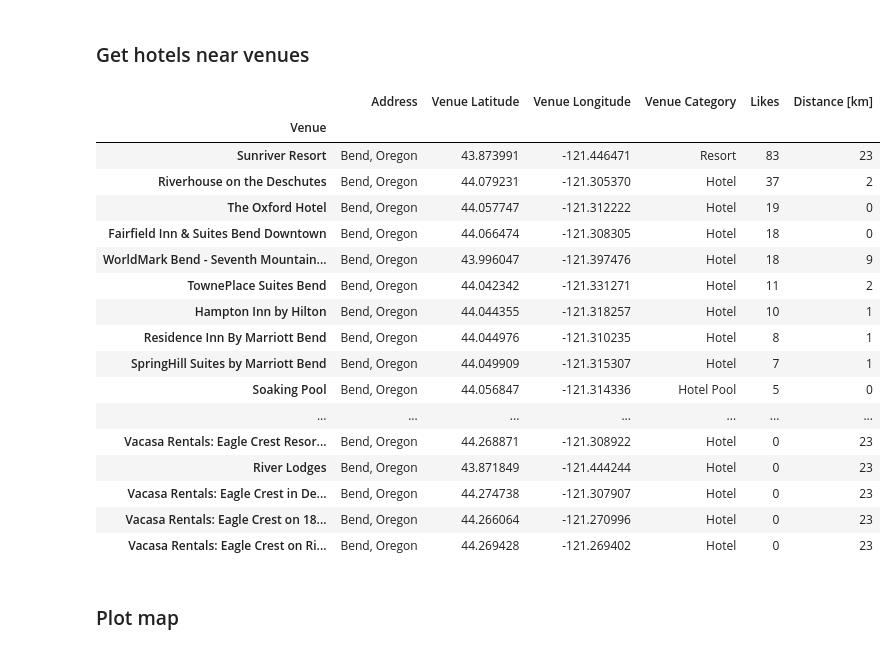
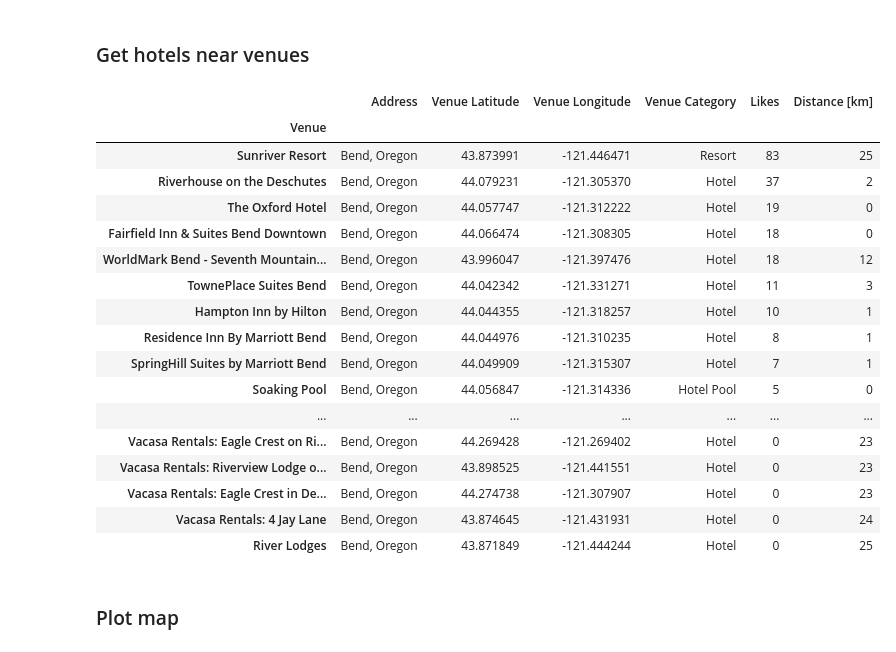
Before and after one commit to kgraghav/Location_Finder, a Jupyter notebook: location_analysis.ipynb, the cells around one changed output. Drawn from its saved outputs; the diff is of its cells as text; code cells hidden in the pictures.

Commit message:
included geodistance in distance calculations of venues and hotels

```diff
--- a/location_analysis.ipynb
+++ b/location_analysis.ipynb
@@ -274,0 +315,4 @@ loc_venues.head()
+# %%
+# Calculate centroid of the venues for each place in loc_venues
+loc_venues_centroids=centroids(loc_venues_place)
+print(loc_venues_centroids)
@@ -274,0 +321,4 @@ loc_venues.head()
+# %%
+df_loc_centroid=pd.DataFrame({'Place': places,'Latitude': [coords[0] for coords in loc_venues_centroids.values()],
+'Longitude':[coords[1] for coords in loc_venues_centroids.values()]})
+df_loc_centroid
@@ -274,0 +330,4 @@ loc_venues.head()
+# %%
+# Implement 'getNearbyVenues'
+loc_venues=getNearbyVenues(df_loc_centroid['Place'], df_loc_centroid['Latitude'],df_loc_centroid['Longitude'],url_str,categories,radius)
+loc_venues.head()
@@ -293,4 +379,0 @@ There are 18 uniques categories (including subcategories) for Bend, Oregon
-# %%
-# Calculate centroid of the venues for each place in loc_venues
-loc_venues_centroids=centroids(loc_venues)
-print(loc_venues_centroids)
@@ -494,50 +575,50 @@ url_str_hotels='https://api.foursquare.com/v2/venues/search?categoryId={}&client
 
 df_hotels=df_loc.copy()
 
 df_hotels['Latitude']=[value[0] for value in loc_venues_centroids.values()]
 df_hotels['Longitude']=[value[1] for value in loc_venues_centroids.values()]
 # Get hotels list
-hotels=getNearbyVenues(names=df_hotels['Name'], latitudes=df_hotels['Latitude'],longitudes=df_hotels['Longitude'],
+hotels=getNearbyVenues(names=df_hotels['Place'], latitudes=df_hotels['Latitude'],longitudes=df_hotels['Longitude'],
                        url_link=url_str_hotels,categories=hotel_category,radius=hotel_radius)
 
 hotel_ids=hotels['Venue_id'].tolist()
 # Get Likes list for hotels
 likes_list=getVenueLikes(hotel_ids)
 
 hotels['Likes']=likes_list
 hotels['Distance [km]']=(hotels['Distance [m]']/1000).astype(int)
 
 hotels.drop(columns=['Category ID','Venue_id','Distance [m]'],inplace=True)
 hotels.sort_values(by=['Likes','Distance [km]'],ascending=[False,True],inplace=True)
 hotels.set_index('Venue',drop=True,inplace=True)
 
 # Cluster hotels by likes from 1 to 4
 likes_clusters=np.arange(1,5)
 likes_bracket=np.linspace(0,max(likes_list),5)
 hotels['Cluster Labels'] = hotels['Likes'].apply(lambda z: next((
     likes_clusters[i] for i in range(len(likes_clusters)) if likes_bracket[i] <= z < likes_bracket[i + 1]),
     likes_clusters[-1] if z == likes_bracket[-1] else None))
 
 hotels.drop(columns=['Cluster Labels'])
 # %% [output]
 |  | Address | Venue Latitude | Venue Longitude | Venue Category | Likes | Distance [km] |
 | Venue |  |  |  |  |  |  |
-| Sunriver Resort | Bend, Oregon | 43.873991 | -121.446471 | Resort | 83 | 23 |
+| Sunriver Resort | Bend, Oregon | 43.873991 | -121.446471 | Resort | 83 | 25 |
 | Riverhouse on the Deschutes | Bend, Oregon | 44.079231 | -121.305370 | Hotel | 37 | 2 |
 | The Oxford Hotel | Bend, Oregon | 44.057747 | -121.312222 | Hotel | 19 | 0 |
 | Fairfield Inn & Suites Bend Downtown | Bend, Oregon | 44.066474 | -121.308305 | Hotel | 18 | 0 |
-| WorldMark Bend - Seventh Mountain... | Bend, Oregon | 43.996047 | -121.397476 | Hotel | 18 | 9 |
-| TownePlace Suites Bend | Bend, Oregon | 44.042342 | -121.331271 | Hotel | 11 | 2 |
+| WorldMark Bend - Seventh Mountain... | Bend, Oregon | 43.996047 | -121.397476 | Hotel | 18 | 12 |
+| TownePlace Suites Bend | Bend, Oregon | 44.042342 | -121.331271 | Hotel | 11 | 3 |
 | Hampton Inn by Hilton | Bend, Oregon | 44.044355 | -121.318257 | Hotel | 10 | 1 |
 | Residence Inn By Marriott Bend | Bend, Oregon | 44.044976 | -121.310235 | Hotel | 8 | 1 |
 | SpringHill Suites by Marriott Bend | Bend, Oregon | 44.049909 | -121.315307 | Hotel | 7 | 1 |
 | Soaking Pool | Bend, Oregon | 44.056847 | -121.314336 | Hotel Pool | 5 | 0 |
 | ... | ... | ... | ... | ... | ... | ... |
-| Vacasa Rentals: Eagle Crest Resor... | Bend, Oregon | 44.268871 | -121.308922 | Hotel | 0 | 23 |
-| River Lodges | Bend, Oregon | 43.871849 | -121.444244 | Hotel | 0 | 23 |
+| Vacasa Rentals: Eagle Crest on Ri... | Bend, Oregon | 44.269428 | -121.269402 | Hotel | 0 | 23 |
+| Vacasa Rentals: Riverview Lodge o... | Bend, Oregon | 43.898525 | -121.441551 | Hotel | 0 | 23 |
 | Vacasa Rentals: Eagle Crest in De... | Bend, Oregon | 44.274738 | -121.307907 | Hotel | 0 | 23 |
-| Vacasa Rentals: Eagle Crest on 18... | Bend, Oregon | 44.266064 | -121.270996 | Hotel | 0 | 23 |
-| Vacasa Rentals: Eagle Crest on Ri... | Bend, Oregon | 44.269428 | -121.269402 | Hotel | 0 | 23 |
+| Vacasa Rentals: 4 Jay Lane | Bend, Oregon | 43.874645 | -121.431931 | Hotel | 0 | 24 |
+| River Lodges | Bend, Oregon | 43.871849 | -121.444244 | Hotel | 0 | 25 |
 # %% [markdown]
 ### Plot map
 # %%
```
Also changed, not shown: parts of 24 cells of this notebook.
